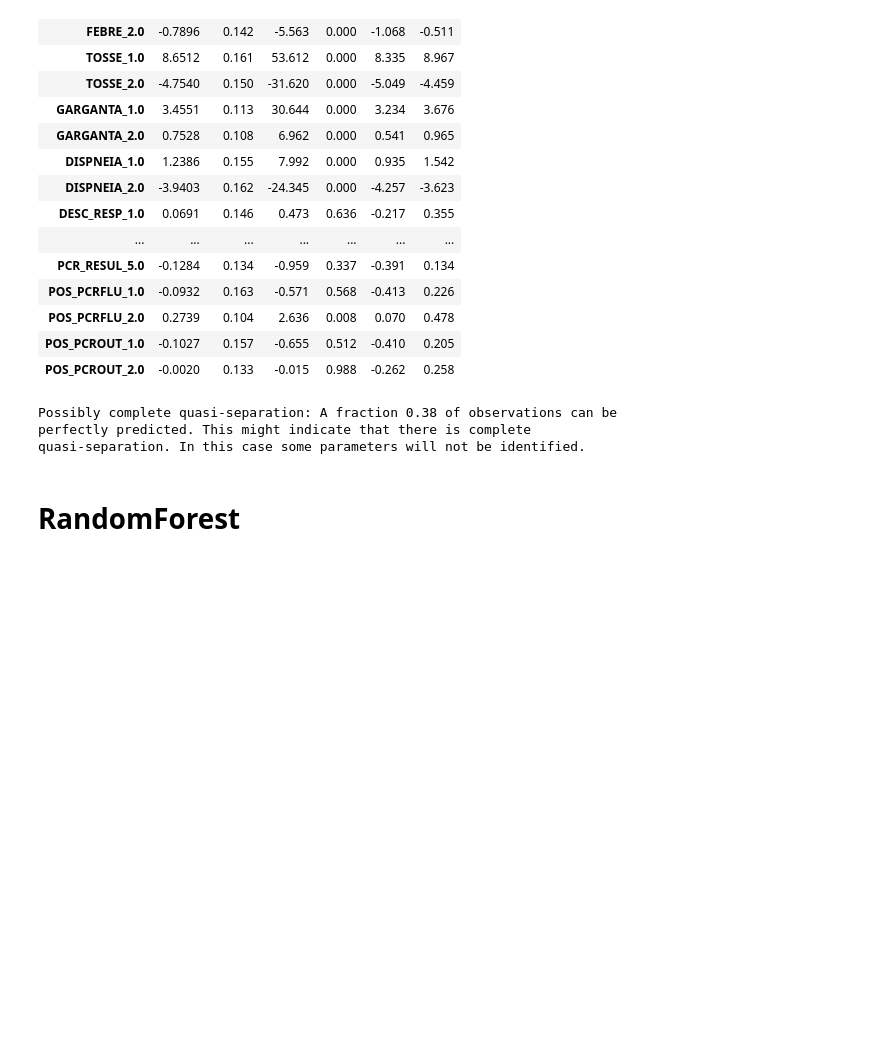
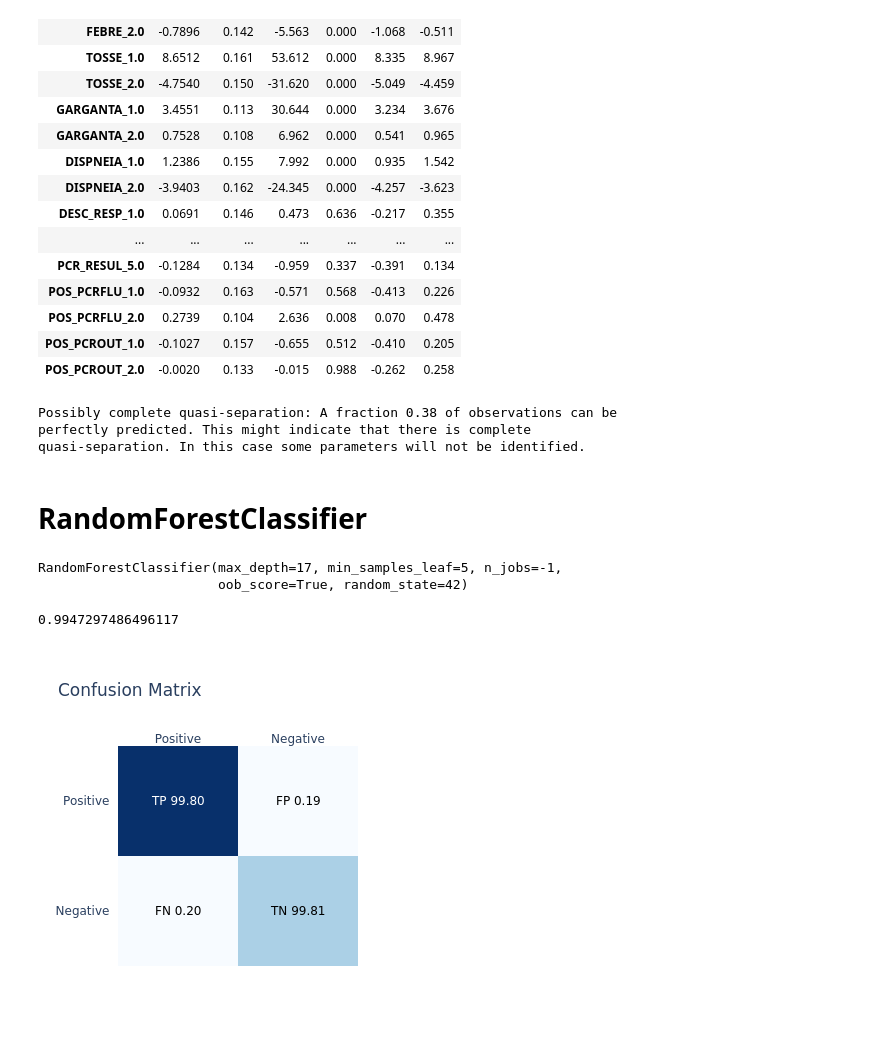
Before and after one commit to HeyLucasLeao/ols-regression-challenge, a Jupyter notebook: srag/residualizer_eda.ipynb, the cells around one changed output. Saved outputs shown, nothing was run; the diff lists cells and outputs as text; code cells hidden in the pictures; blank space fills up the shorter version.

```diff
--- a/srag/residualizer_eda.ipynb
+++ b/srag/residualizer_eda.ipynb
@@ -730,4 +725,22 @@ Possibly complete quasi-separation: A fraction 0.38 of observations can be
 perfectly predicted. This might indicate that there is complete
 quasi-separation. In this case some parameters will not be identified.
 # %% [markdown]
-# RandomForest
+# RandomForestClassifier
+# %%
+model = RandomForestClassifier(random_state=42, n_jobs=-1, oob_score=True, max_depth=int(np.ceil(np.log2(len(df_train)) - 1)), min_samples_leaf=5)
+model.fit(X_train[filtered_features], y_train)
+# %% [output]
+RandomForestClassifier(max_depth=17, min_samples_leaf=5, n_jobs=-1,
+                       oob_score=True, random_state=42)
+# %%
+model = TunedThresholdClassifierCV(
+    model, scoring="matthews_corrcoef"
+).fit(X_train[filtered_features], y_train)
+# %%
+matthews_corrcoef(y_test, model.predict(X_test[filtered_features]))
+# %% [output]
+0.9947297486496117
+# %%
+cm(model, X_test[filtered_features], y_test, fig_type="png")
+# %% [output]
+[figure, added]
```
Also changed, not shown: parts of 5 cells of this notebook.
